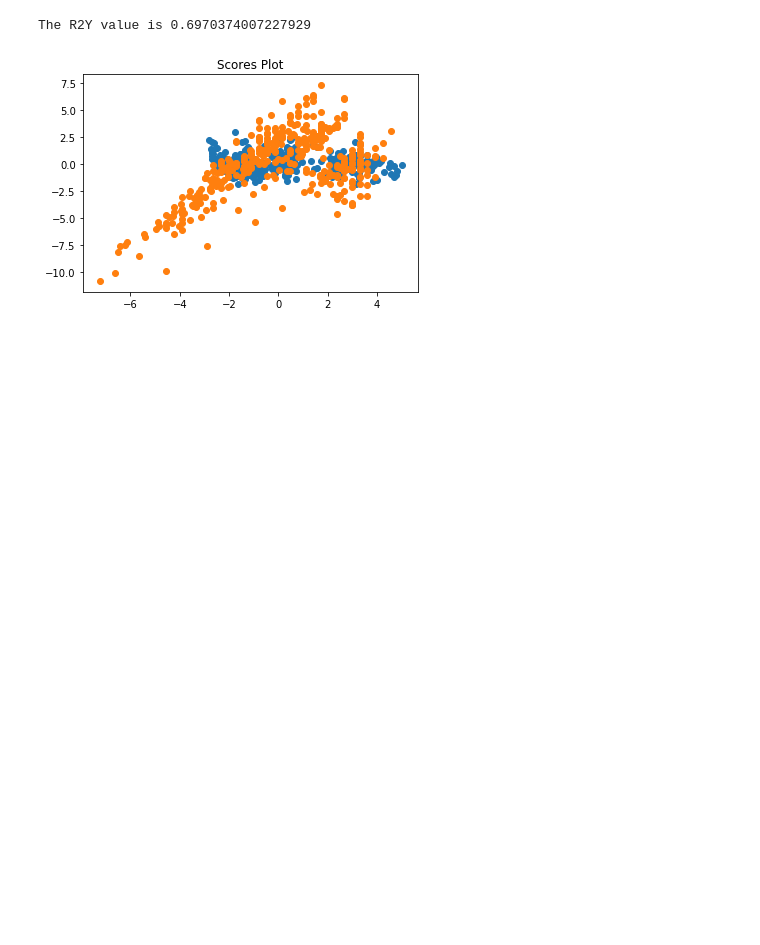
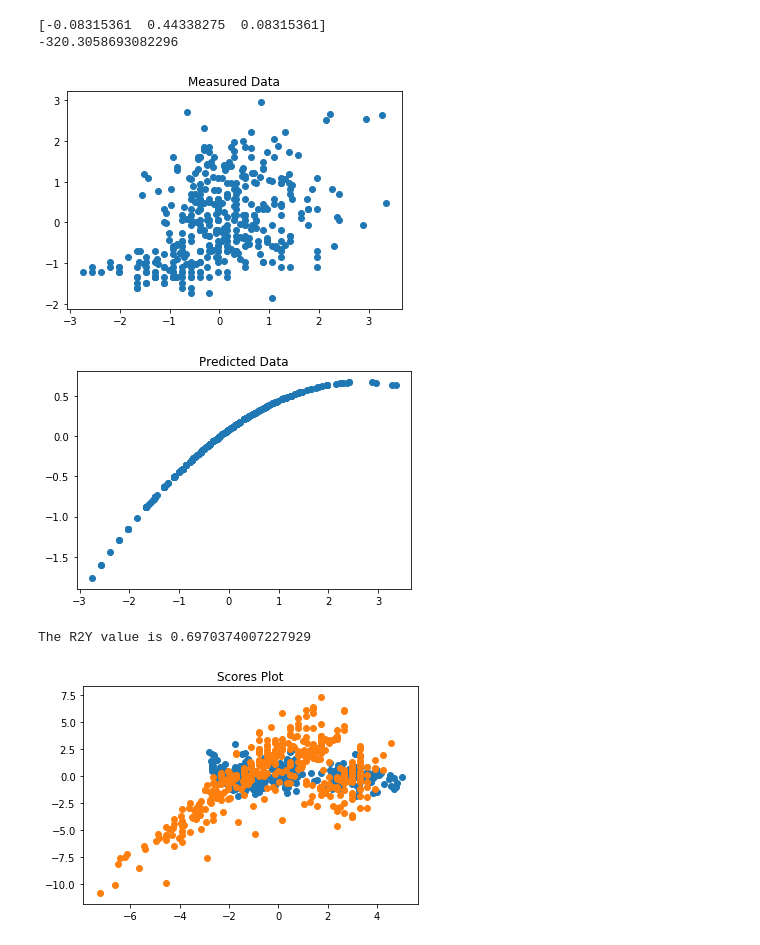
Before and after one commit to micah-bryant/Automobile_Analysis_Project, a Jupyter notebook: Final_Project.ipynb, the cells around one changed output. Drawn from its saved outputs; the diff is of its cells as text; code cells hidden in the pictures; blank space fills up the shorter version.

```diff
--- a/Final_Project.ipynb
+++ b/Final_Project.ipynb
@@ -191,3 +214,14 @@ dataPlot_ind(values,x,4)
+# %%
+values = OLS_ind(x,5,2)
+print(values)
+value = R2YCalc_ind(values,x,5,2)
+print(value)
+dataPlot_ind(values,x,5,2)
+# %% [output]
+[-0.08315361  0.44338275  0.08315361]
+-320.3058693082296
+[figure, added]
+[figure, added]
 # %%
 x = scaler(x)
 func_PLSR(x)
```
Also changed, not shown: parts of 9 cells of this notebook.
